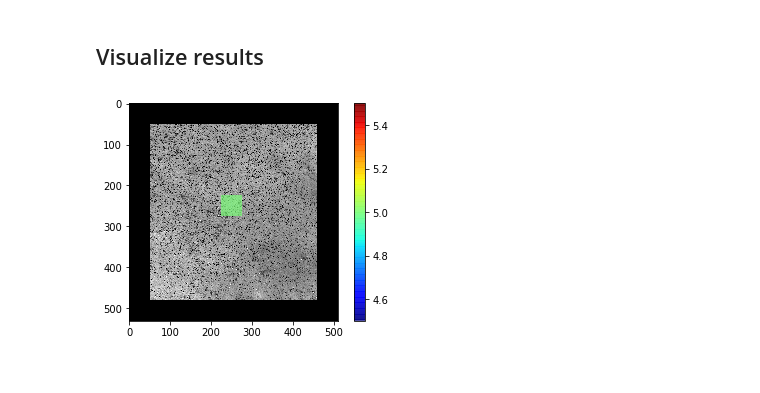
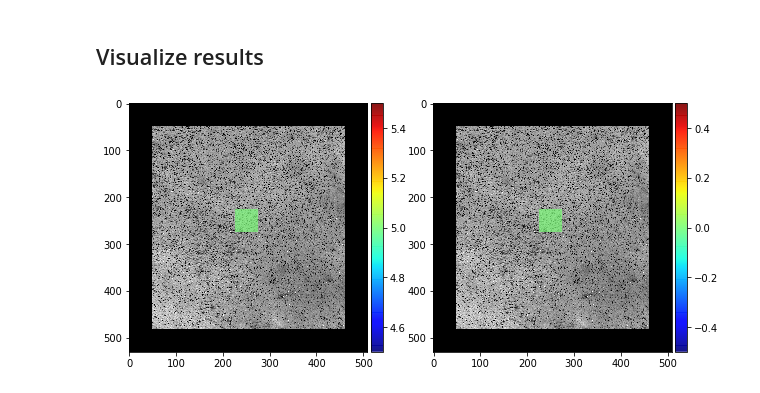
Before and after one commit to mfkiwl/splineDIC, a Jupyter notebook: notebooks/exploratory/stp_explore_NURBS_DIC.ipynb, the cells around one changed output. Saved outputs shown, nothing was run; the diff lists cells and outputs as text; code cells hidden in the pictures.

Commit message:
beautifying displacement plots

```diff
--- a/notebooks/exploratory/stp_explore_NURBS_DIC.ipynb
+++ b/notebooks/exploratory/stp_explore_NURBS_DIC.ipynb
@@ -240,12 +241,21 @@ for i in range(rowmin, rowmax):
         disp = disp_surf.surfpt(u_val, v_val)
         U[i, j] = disp[0]
         V[i, j] = disp[1]
-# %%
-# Display
-plt.imshow(ref_image, cmap='gray')
-plt.imshow(U, cmap='jet', alpha=0.7)
-plt.clim((4.5, 5.5))
-plt.colorbar()
-plt.show()
-# %% [output]
-[figure, removed]
+# %%
+# Display
+fig, (ax0, ax1) = plt.subplots(1, 2, figsize=(10, 10))
+im0 = ax0.imshow(ref_image, cmap='gray')
+Uim = ax0.imshow(U, cmap='jet', alpha=0.7)
+divider = make_axes_locatable(ax0)
+cax0 = divider.append_axes('right', size='5%', pad=0.05)
+fig.colorbar(Uim, cax=cax0)
+Uim.set_clim(4.5, 5.5)
+
+im1 = ax1.imshow(ref_image, cmap='gray')
+Vim = ax1.imshow(V, cmap='jet', alpha=0.7)
+divider = make_axes_locatable(ax1)
+cax1 = divider.append_axes('right', size='5%', pad=0.05)
+fig.colorbar(Vim, cax=cax1)
+Vim.set_clim(-0.5, 0.5)
+# %% [output]
+[figure, added]
```
Also changed, not shown: parts of 1 cell of this notebook.
